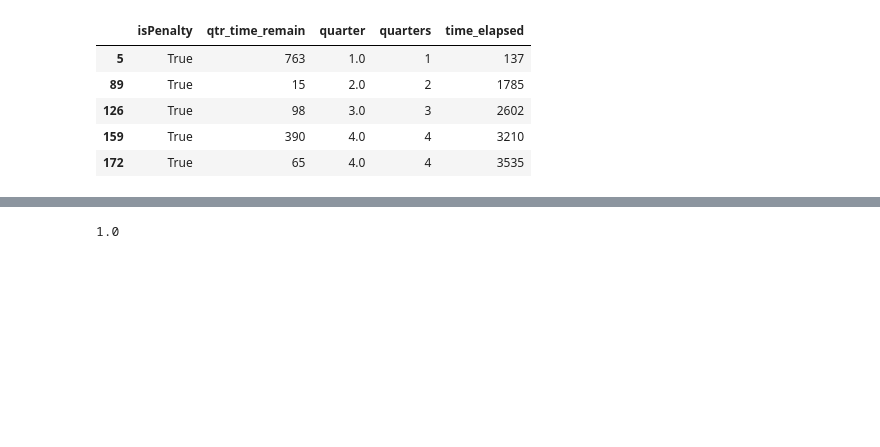
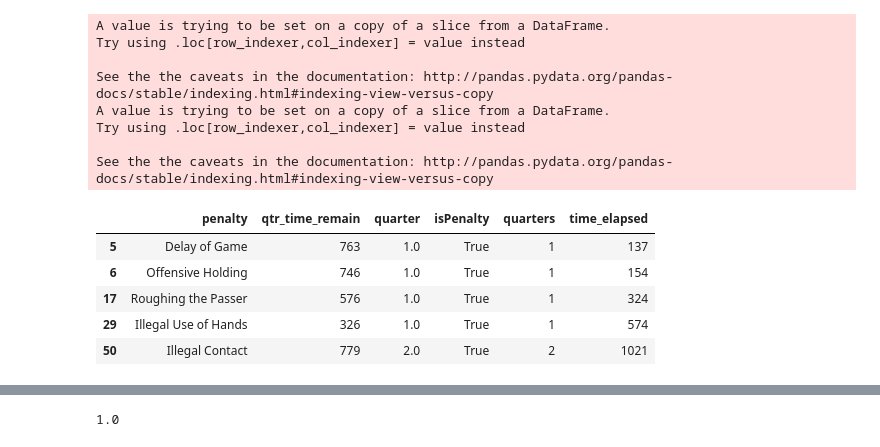
Before and after one commit to mdgoldberg/playprediction, a Jupyter notebook: Penalty Progression.ipynb, the cells around one changed output, grey strips where cells are left out. Saved outputs shown, nothing was run; the diff lists cells and outputs as text; code cells hidden in the pictures; blank space fills up the shorter version.

```diff
--- a/Penalty Progression.ipynb
+++ b/Penalty Progression.ipynb
@@ -16,34 +16,40 @@ sns.set_context("poster")
 # %%
 #Clean data table for penalty graph
 data11 =  pd.read_csv('2011plays.csv')
-data = data11[["isPenalty", "qtr_time_remain", "quarter"]]
-data = data[data["isPenalty"] == True]
+data = data11[["penalty", "qtr_time_remain", "quarter"]]
+data["isPenalty"] = data11.penalty.notnull().values
 quart = []
 for i in range(len(data[["quarter"]].values)):
     val = data[["quarter"]].values[i][0]
     quart.append(val.replace(".0", ""))
 data["quarters"] = quart
 data = data[data.quarters != "OT"]
 data["quarters"] = data["quarters"].astype(int)
 data = data.dropna()
 def get_sec(s):
     hold = []
     for i in range(len(s)):
         entry = str(s.values[i][0])
         l = entry.split(':')
         result = int(l[0]) * 60 + int(l[1])
-        if result == np.nan:
-            print "yes"
         hold.append(result)
     ret = hold
     return ret
 data["qtr_time_remain"] = get_sec(data[["qtr_time_remain"]])
 data["time_elapsed"] = data["quarters"]*15.0*60.0 - data["qtr_time_remain"]
 data.head()
 # %% [output]
+A value is trying to be set on a copy of a slice from a DataFrame.
+Try using .loc[row_indexer,col_indexer] = value instead
+
+See the the caveats in the documentation: http://pandas.pydata.org/pandas-docs/stable/indexing.html#indexing-view-versus-copy
+A value is trying to be set on a copy of a slice from a DataFrame.
+Try using .loc[row_indexer,col_indexer] = value instead
+
+See the the caveats in the documentation: http://pandas.pydata.org/pandas-docs/stable/indexing.html#indexing-view-versus-copy
-|  | isPenalty | qtr_time_remain | quarter | quarters | time_elapsed |
-| 5 | True | 763 | 1.0 | 1 | 137 |
-| 89 | True | 15 | 2.0 | 2 | 1785 |
-| 126 | True | 98 | 3.0 | 3 | 2602 |
-| 159 | True | 390 | 4.0 | 4 | 3210 |
-| 172 | True | 65 | 4.0 | 4 | 3535 |
+|  | penalty | qtr_time_remain | quarter | isPenalty | quarters | time_elapsed |
+| 5 | Delay of Game | 763 | 1.0 | True | 1 | 137 |
+| 6 | Offensive Holding | 746 | 1.0 | True | 1 | 154 |
+| 17 | Roughing the Passer | 576 | 1.0 | True | 1 | 324 |
+| 29 | Illegal Use of Hands | 326 | 1.0 | True | 1 | 574 |
+| 50 | Illegal Contact | 779 | 2.0 | True | 2 | 1021 |
```
Also changed, not shown: parts of 10 cells of this notebook.
